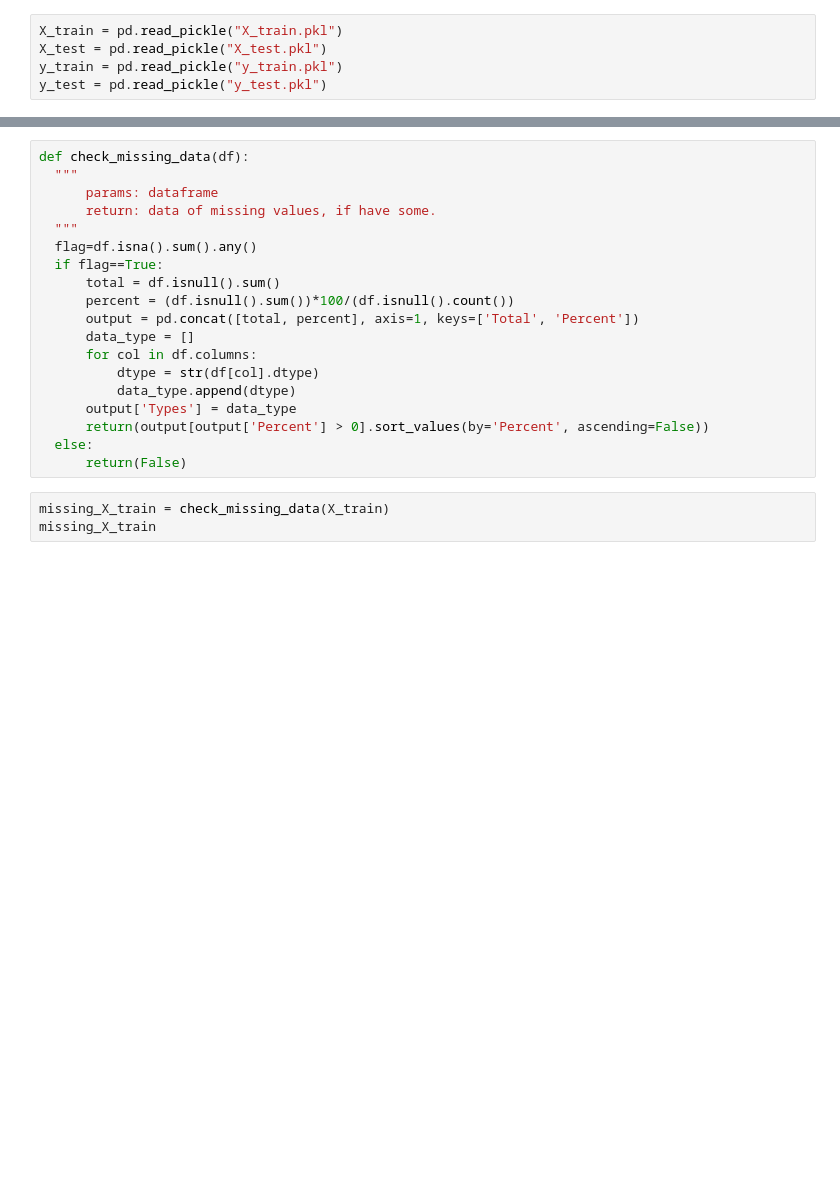
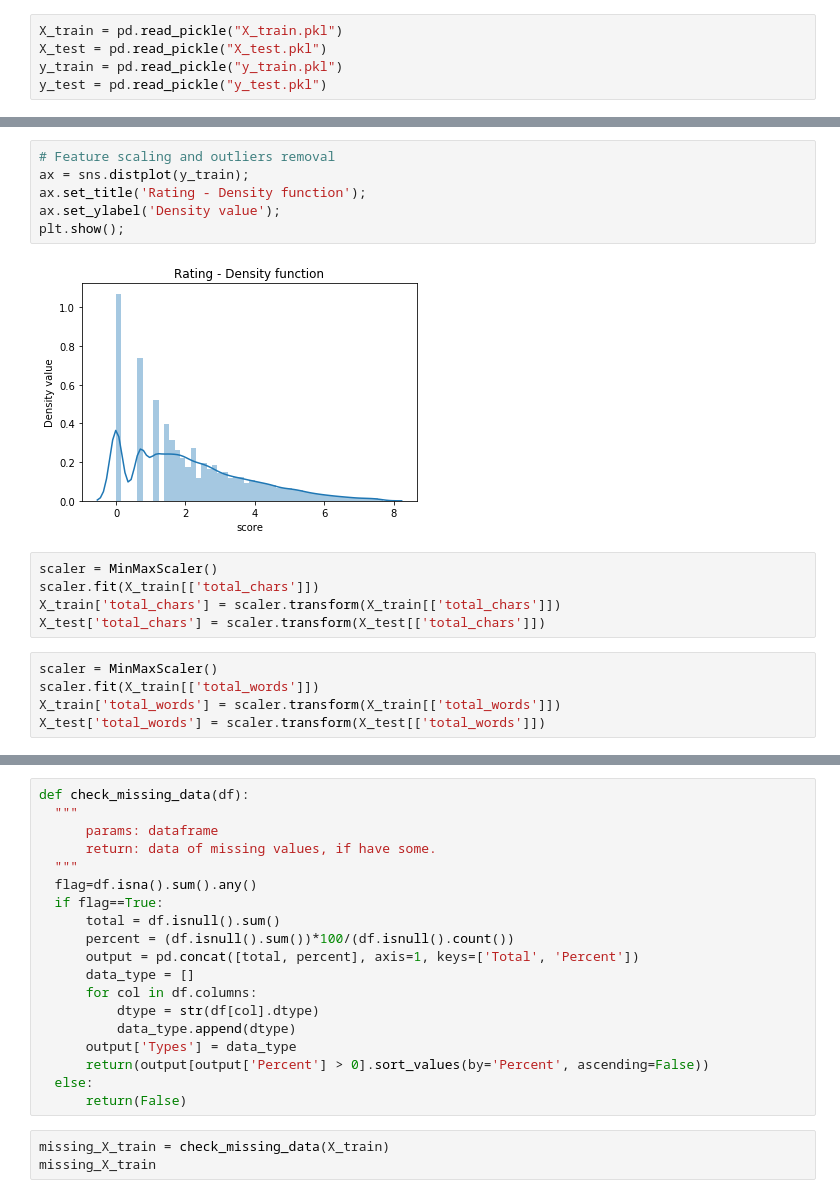
Before and after one commit to AxelStbl/jokes_score, a Jupyter notebook: Notebooks/Feature Preprocessing/Preprocessing.ipynb, the cells around one changed output, grey strips where cells are left out. Cells and saved outputs as stored; diff of their text form; blank space fills up the shorter version.

```diff
--- a/Notebooks/Feature Preprocessing/Preprocessing.ipynb
+++ b/Notebooks/Feature Preprocessing/Preprocessing.ipynb
@@ -37,0 +113,18 @@ X_train.head()
+# %%
+# Feature scaling and outliers removal
+ax = sns.distplot(y_train);
+ax.set_title('Rating - Density function');
+ax.set_ylabel('Density value');
+plt.show();
+# %% [output]
+[figure, added]
+# %%
+scaler = MinMaxScaler()
+scaler.fit(X_train[['total_chars']])
+X_train['total_chars'] = scaler.transform(X_train[['total_chars']])
+X_test['total_chars'] = scaler.transform(X_test[['total_chars']])
+# %%
+scaler = MinMaxScaler()
+scaler.fit(X_train[['total_words']])
+X_train['total_words'] = scaler.transform(X_train[['total_words']])
+X_test['total_words'] = scaler.transform(X_test[['total_words']])
```
Also changed, not shown: parts of 35 cells of this notebook.
